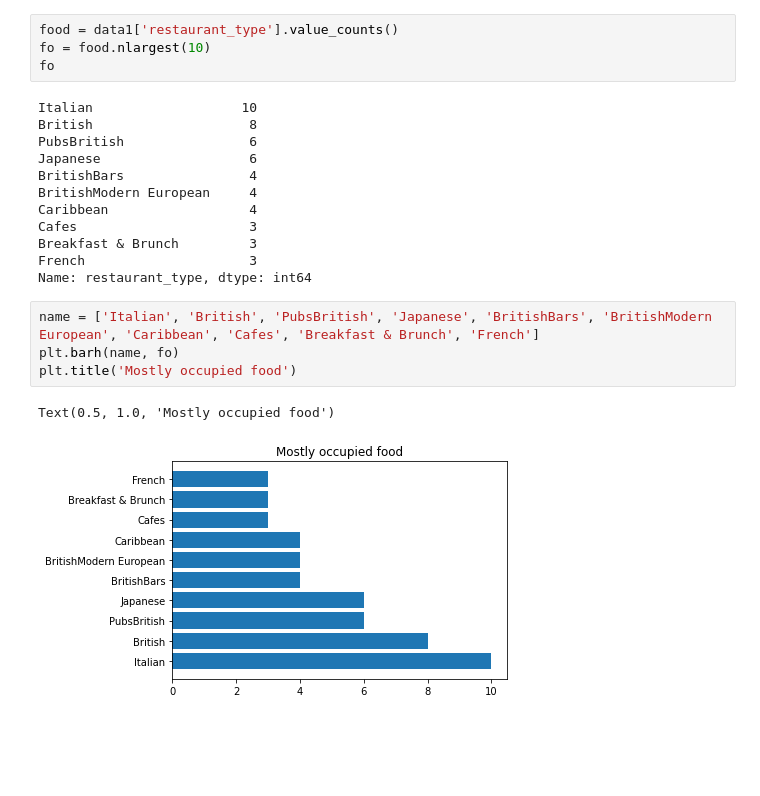
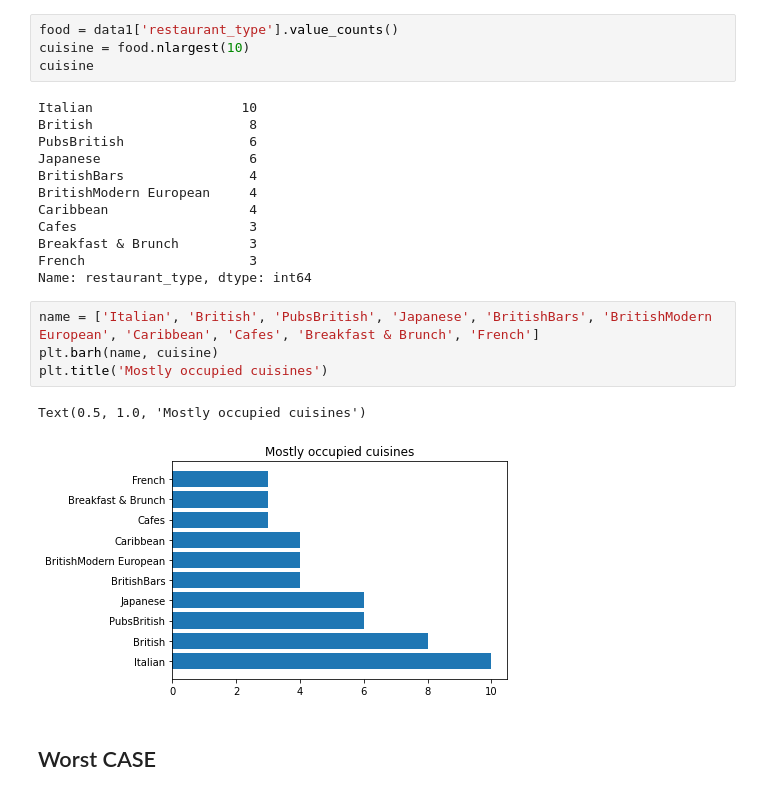
Before and after one commit to Islompulatov/-Build_week, a Jupyter notebook: file_open.ipynb, the cells around one changed output. Saved outputs shown, nothing was run; the diff lists cells and outputs as text; blank space fills up the shorter version.

```diff
--- a/file_open.ipynb
+++ b/file_open.ipynb
@@ -421,8 +535,8 @@ Name: restaurant_neighbourhoods, dtype: int64
 ## Mostly occupied foods
 # %%
 food = data1['restaurant_type'].value_counts()
-fo = food.nlargest(10)
-fo
+cuisine = food.nlargest(10)
+cuisine
 # %% [output]
 Italian                   10
 British                    8
@@ -437,8 +551,10 @@ French                     3
 Name: restaurant_type, dtype: int64
 # %%
 name = ['Italian', 'British', 'PubsBritish', 'Japanese', 'BritishBars', 'BritishModern European', 'Caribbean', 'Cafes', 'Breakfast & Brunch', 'French']
-plt.barh(name, fo)
-plt.title('Mostly occupied food')
+plt.barh(name, cuisine)
+plt.title('Mostly occupied cuisines')
 # %% [output]
-Text(0.5, 1.0, 'Mostly occupied food')
+Text(0.5, 1.0, 'Mostly occupied cuisines')
-[figure, old version]
+[figure, new version]
+# %% [markdown]
+## Worst CASE
```
Also changed, not shown: parts of 55 cells of this notebook.
